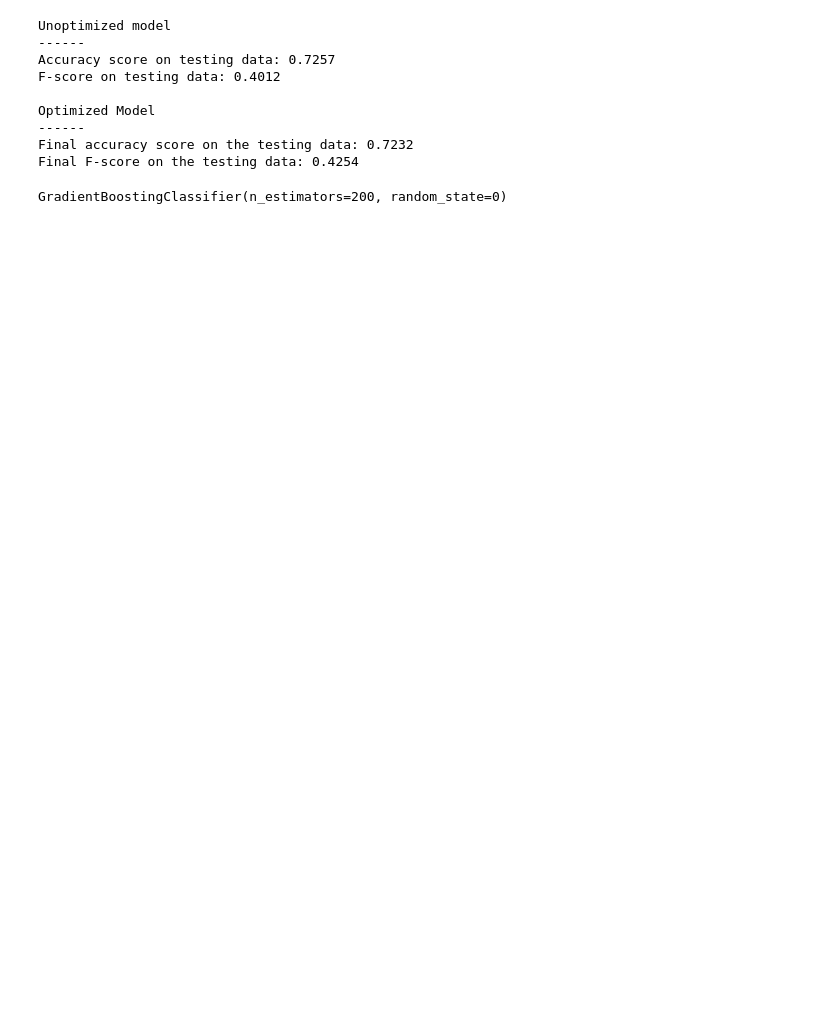
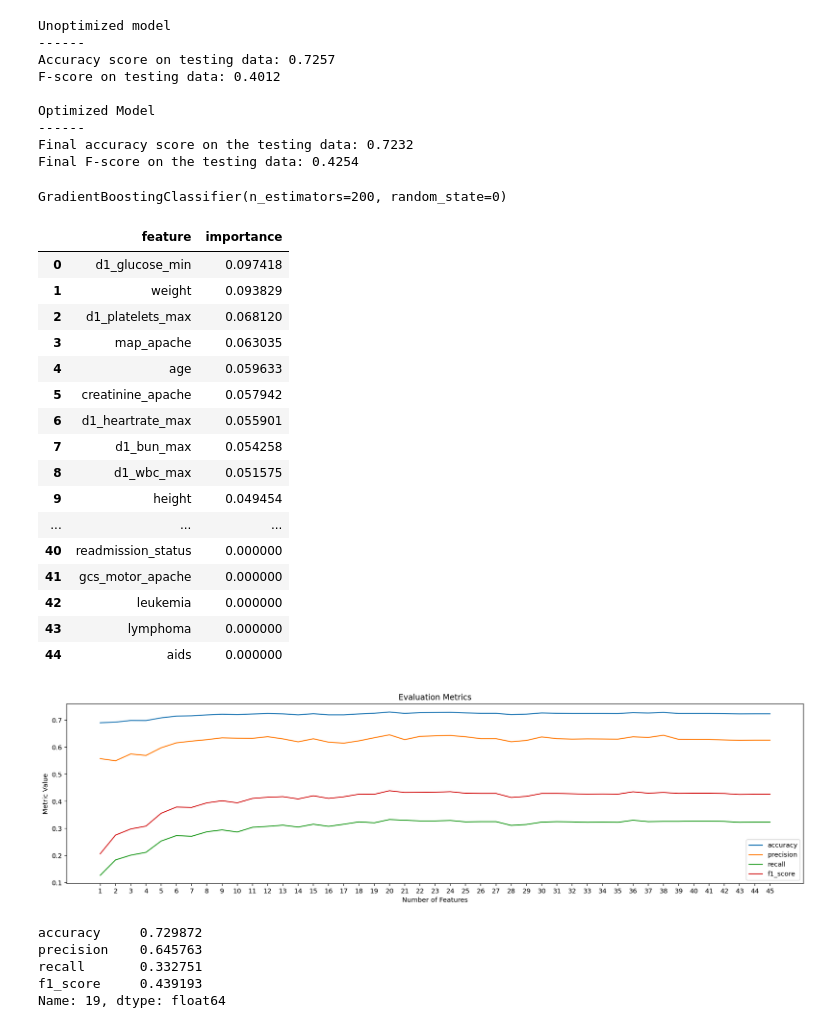
Before and after one commit to walidsi/freelancer-com-diabetes-mellitus, a Jupyter notebook: diabetes-mellitus-prediction.ipynb, the cells around one changed output. Cells and saved outputs as stored; diff of their text form; code cells hidden in the pictures; blank space fills up the shorter version.

Commit message:
feat: Plot evaluation metrics

```diff
--- a/diabetes-mellitus-prediction.ipynb
+++ b/diabetes-mellitus-prediction.ipynb
@@ -342,3 +342,67 @@ Optimized Model
 Final accuracy score on the testing data: 0.7232
 Final F-score on the testing data: 0.4254
 GradientBoostingClassifier(n_estimators=200, random_state=0)
+# %%
+from sklearn.metrics import accuracy_score, precision_score, recall_score, f1_score
+# Extract the feature importances into a dataframe
+feature_results = pd.DataFrame({'feature': features_encoded.columns,
+                                'importance': importances})
+
+# Show the top 10 most important
+feature_results = feature_results.sort_values('importance', ascending = False).reset_index(drop=True)
+
+display(feature_results.head(len(feature_results)))
+# top features in order of information gain
+top_features = feature_results['feature']
+
+accuracy_list = []
+precision_list = []
+recall_list = []
+f1_score_list = []
+
+from sklearn.base import clone
+clone_clf = (clone(best_clf))
+
+for i in range(len(top_features)):
+    X_train_reduced = X_train[top_features.values[:i+1]]
+    X_test_reduced = X_test[top_features.values[:i+1]]
+    clone_clf.fit(X_train_reduced, y_train)
+    predictions_test = clone_clf.predict(X_test_reduced)
+    accuracy_list.append(accuracy_score(y_test, predictions_test))
+    precision_list.append(precision_score(y_test, predictions_test))
+    recall_list.append(recall_score(y_test, predictions_test))
+    f1_score_list.append(f1_score(y_test, predictions_test))
+
+score_df = pd.DataFrame({'accuracy': accuracy_list,
+                         'precision': precision_list,
+                         'recall': recall_list,
+                         'f1_score': f1_score_list})
+
+vs.plot_evaluation_metrics_columns(score_df, x_label='Number of Features', y_label='Metric Value', figsize=(20, 5))
+# %% [output]
+|  | feature | importance |
+| 0 | d1_glucose_min | 0.097418 |
+| 1 | weight | 0.093829 |
+| 2 | d1_platelets_max | 0.068120 |
+| 3 | map_apache | 0.063035 |
+| 4 | age | 0.059633 |
+| 5 | creatinine_apache | 0.057942 |
+| 6 | d1_heartrate_max | 0.055901 |
+| 7 | d1_bun_max | 0.054258 |
+| 8 | d1_wbc_max | 0.051575 |
+| 9 | height | 0.049454 |
+| ... | ... | ... |
+| 40 | readmission_status | 0.000000 |
+| 41 | gcs_motor_apache | 0.000000 |
+| 42 | leukemia | 0.000000 |
+| 43 | lymphoma | 0.000000 |
+| 44 | aids | 0.000000 |
+[figure, added]
+# %%
+score_df.iloc[19, :]
+# %% [output]
+accuracy     0.729872
+precision    0.645763
+recall       0.332751
+f1_score     0.439193
+Name: 19, dtype: float64
```
Also changed, not shown: parts of 1 cell of this notebook, 1 other file.
